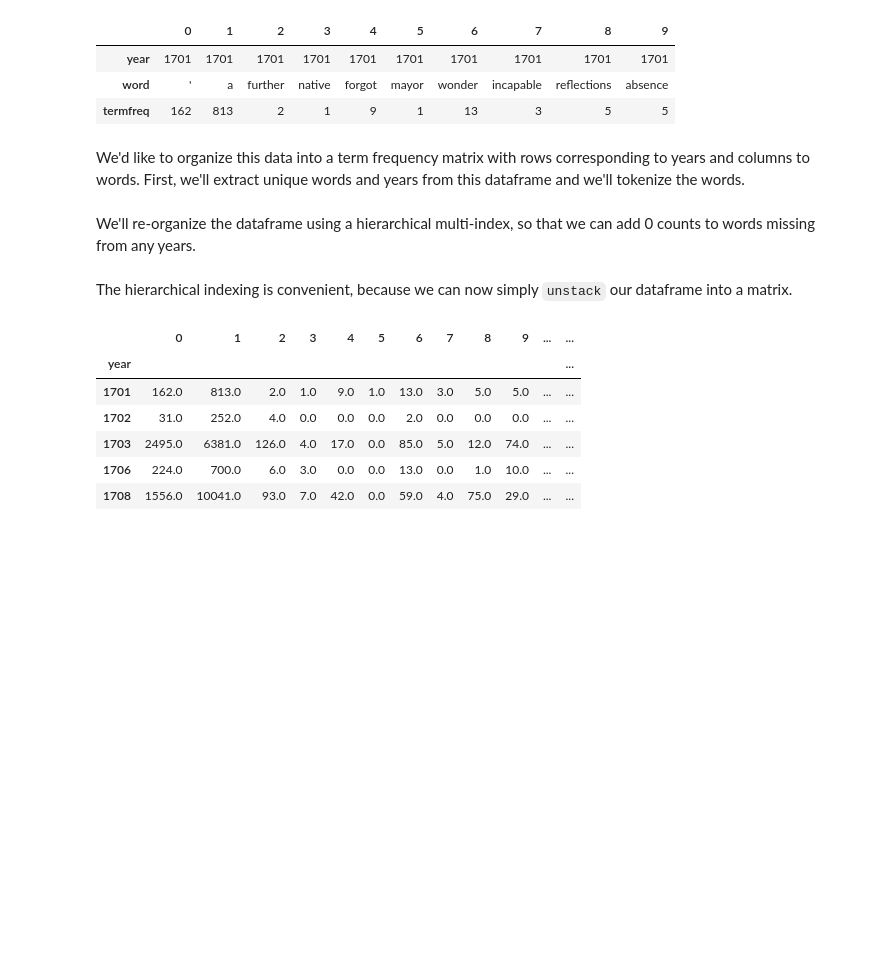
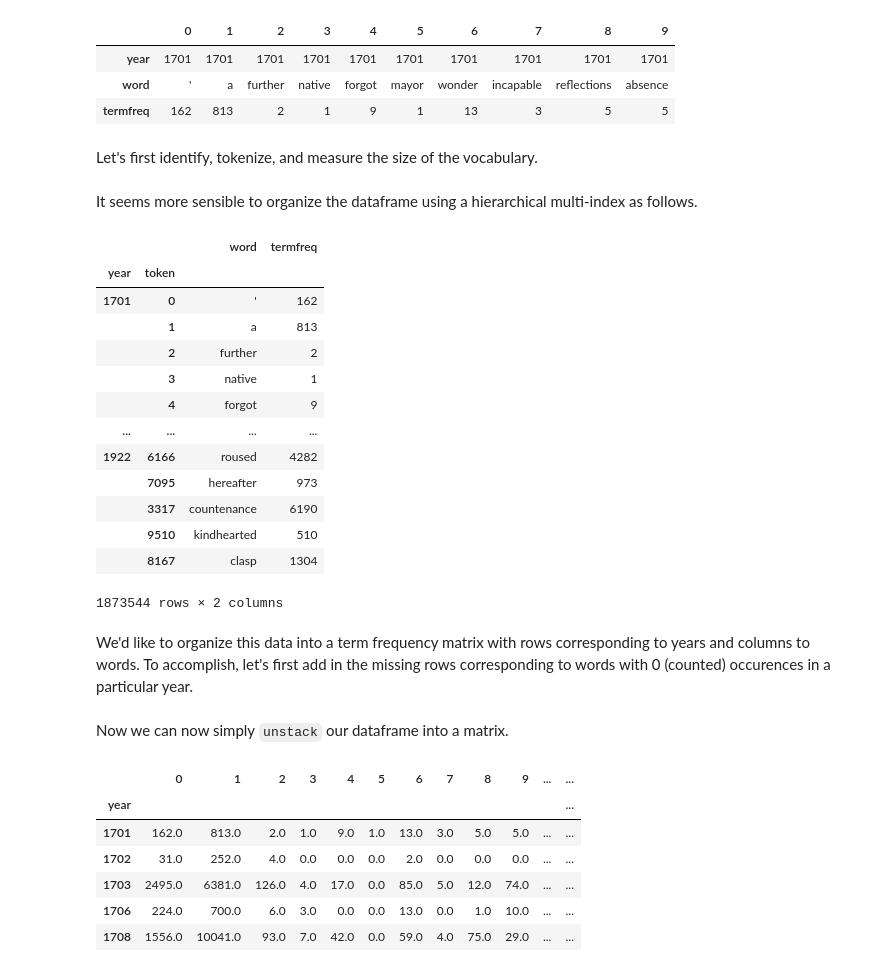
Before and after one commit to bencwallace/doc2date, a Jupyter notebook: doc2date.ipynb, the cells around one changed output. Cells and saved outputs as stored; diff of their text form; code cells hidden in the pictures; blank space fills up the shorter version.

```diff
--- a/doc2date.ipynb
+++ b/doc2date.ipynb
@@ -52,11 +54,9 @@ We'll start by looking at yearly aggregate data for fiction, the largest of the
 # %%
-htrc_dir = 'data/htrc'
-htrc_file = 'fiction_yearly_summary.csv'
+htrc_dir = 'data/htrc/'
+summary_file = 'fiction_yearly_summary.csv'
 
-htrc = pd.read_csv(os.path.join(htrc_dir, htrc_file), usecols=['year', 'word', 'termfreq'])
-
-htrc_special = htrc[htrc['word'].str.contains('#')]
-htrc = htrc[~htrc['word'].str.contains('#')]
+summary = pd.read_csv(os.path.join(htrc_dir, summary_file), usecols=['year', 'word', 'termfreq'])
+summary = summary[~summary['word'].str.contains('#')]
 # %% [markdown]
 Taking a quick look at this dataframe, we see that it essentially consists of frequency assignments to `(year, word)` pairs.
 # %%
@@ -66,5 +66,33 @@ htrc.head(10).transpose()
 | year | 1701 | 1701 | 1701 | 1701 | 1701 | 1701 | 1701 | 1701 | 1701 | 1701 |
 | word | ' | a | further | native | forgot | mayor | wonder | incapable | reflections | absence |
 | termfreq | 162 | 813 | 2 | 1 | 9 | 1 | 13 | 3 | 5 | 5 |
+# %% [markdown]
+Let's first identify, tokenize, and measure the size of the vocabulary.
+# %%
+token2word = dict(enumerate(summary['word'].unique()))
+word2token = { v: k for k, v in token2word.items() }
+vocab_size = len(token2word)
+
+summary['token'] = summary['word'].map(word2token)
+# %% [markdown]
+It seems more sensible to organize the dataframe using a hierarchical multi-index as follows.
+# %%
+summary = summary.set_index(['year', 'token'])
+summary
+# %% [output]
+|  |  | word | termfreq |
+| year | token |  |  |
+| 1701 | 0 | ' | 162 |
+|  | 1 | a | 813 |
+|  | 2 | further | 2 |
+|  | 3 | native | 1 |
+|  | 4 | forgot | 9 |
+| ... | ... | ... | ... |
+| 1922 | 6166 | roused | 4282 |
+|  | 7095 | hereafter | 973 |
+|  | 3317 | countenance | 6190 |
+|  | 9510 | kindhearted | 510 |
+|  | 8167 | clasp | 1304 |
+1873544 rows × 2 columns
 # %% [markdown]
-We'd like to organize this data into a term frequency matrix with rows corresponding to years and columns to words. First, we'll extract unique words and years from this dataframe and we'll tokenize the words.
+We'd like to organize this data into a term frequency matrix with rows corresponding to years and columns to words. To accomplish, let's first add in the missing rows corresponding to words with 0 (counted) occurences in a particular year.
@@ -77,3 +99 @@ htrc['token'] = htrc['word'].map(word2token)
-# %% [markdown]
-We'll re-organize the dataframe using a hierarchical multi-index, so that we can add 0 counts to words missing from any years.
 # %%
@@ -84,3 +102,3 @@ htrc = htrc.reindex(index).fillna(0)
 # %% [markdown]
-The hierarchical indexing is convenient, because we can now simply `unstack` our dataframe into a matrix.
+Now we can now simply `unstack` our dataframe into a matrix.
 # %%
```
Also changed, not shown: parts of 43 cells of this notebook.
